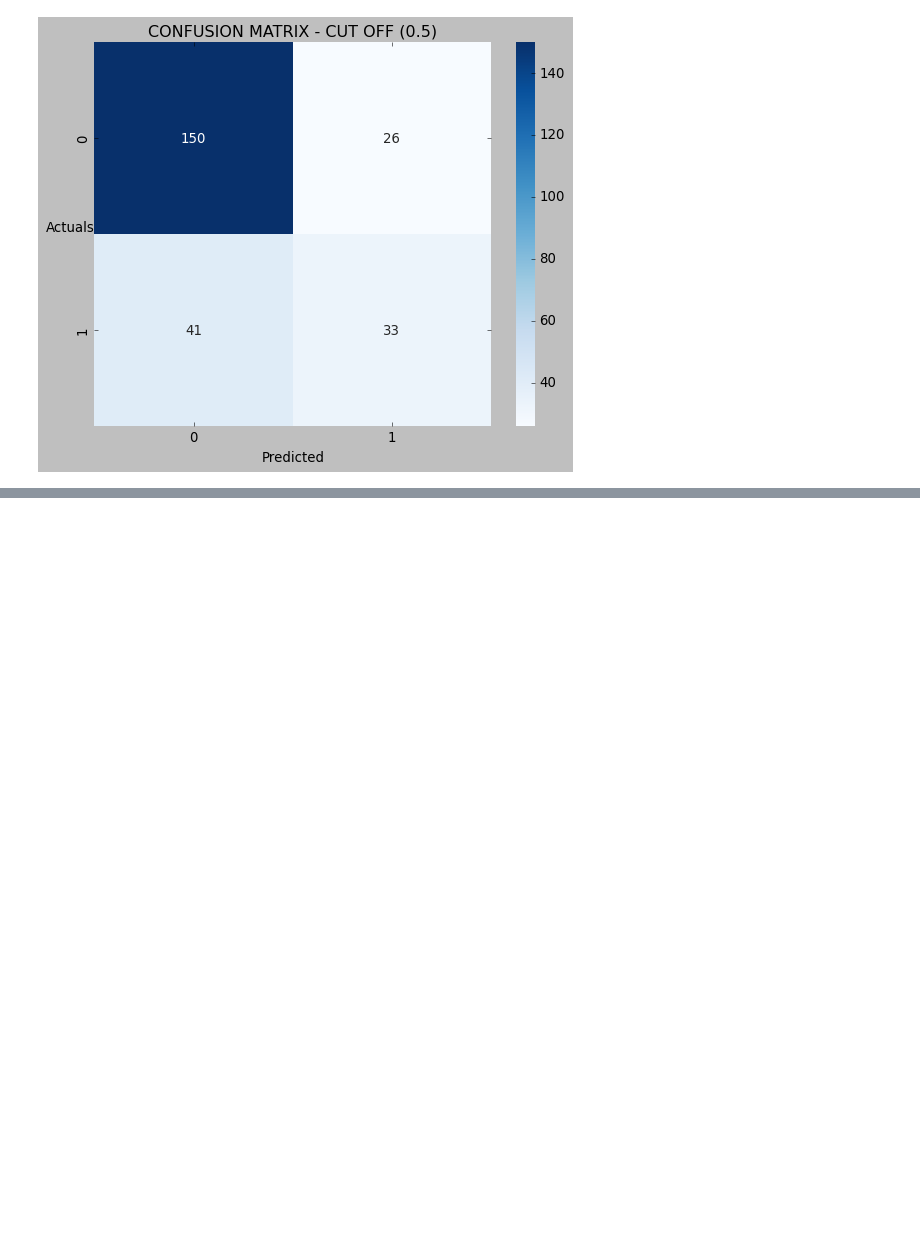
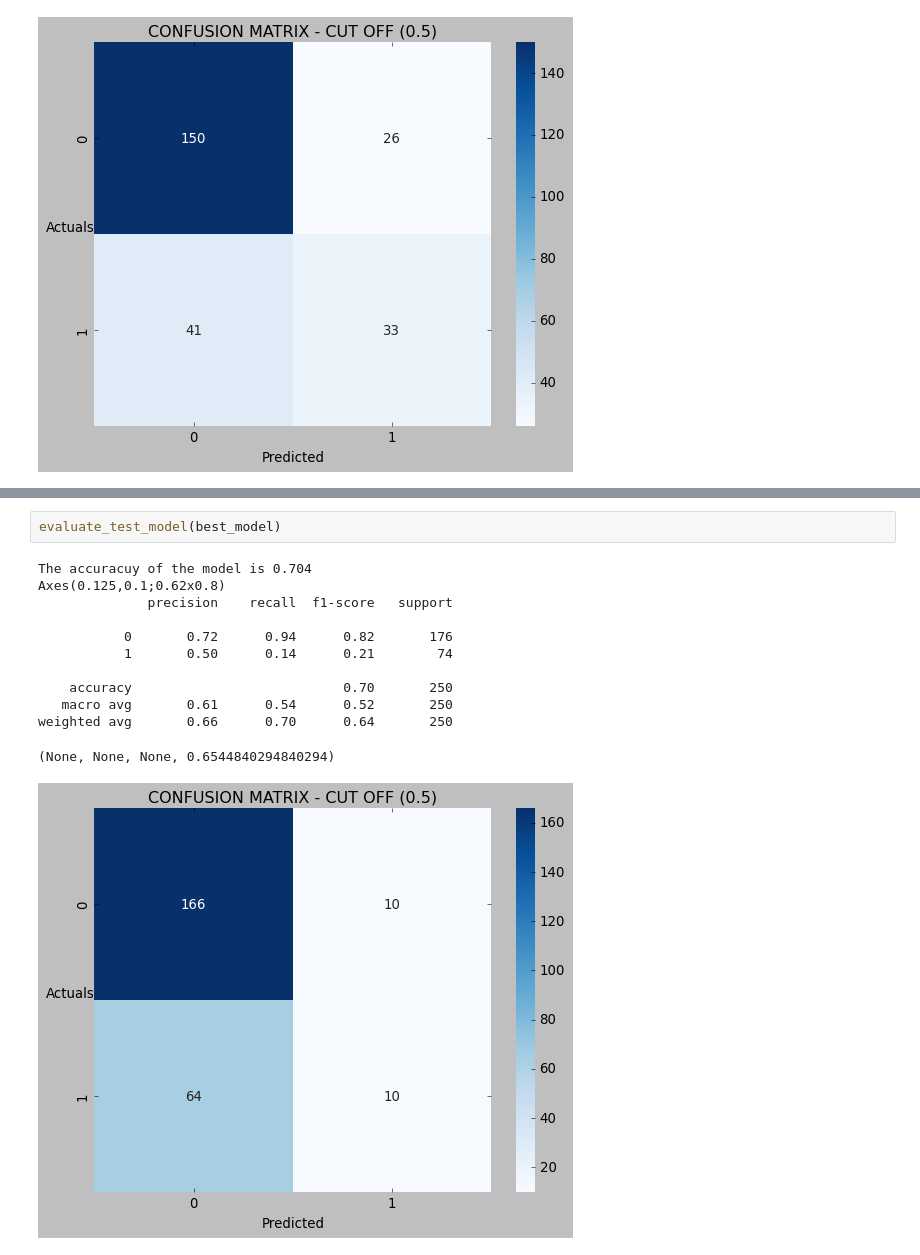
Before and after one commit to HitenDewangan/DataScience-AIML, a Jupyter notebook: Machine Learning/DecisionTree.ipynb, the cells around one changed output, grey strips where cells are left out. Drawn from its saved outputs; the diff is of its cells as text; blank space fills up the shorter version.

```diff
--- a/Machine Learning/DecisionTree.ipynb
+++ b/Machine Learning/DecisionTree.ipynb
@@ -577,0 +595,15 @@ Fitting 5 folds for each of 19800 candidates, totalling 99000 fits
+# %%
+evaluate_test_model(best_model)
+# %% [output]
+The accuracuy of the model is 0.704
+Axes(0.125,0.1;0.62x0.8)
+              precision    recall  f1-score   support
+
+           0       0.72      0.94      0.82       176
+           1       0.50      0.14      0.21        74
+
+    accuracy                           0.70       250
+   macro avg       0.61      0.54      0.52       250
+weighted avg       0.66      0.70      0.64       250
+(None, None, None, 0.6544840294840294)
+[figure, added]
```
Also changed, not shown: parts of 2 cells of this notebook, 3 other files.
